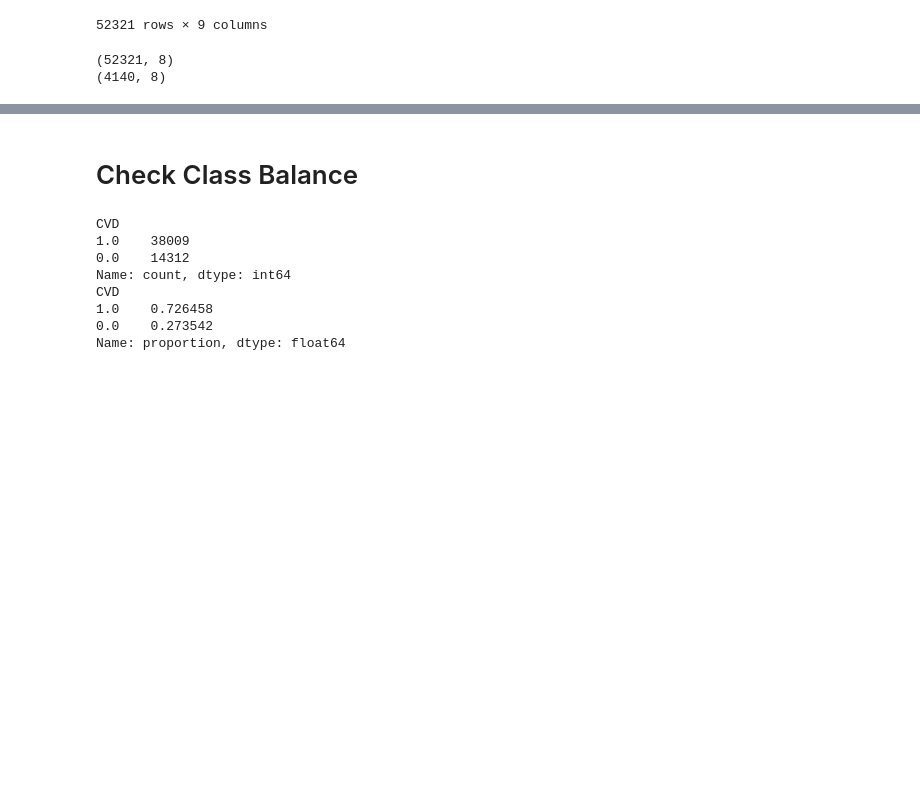
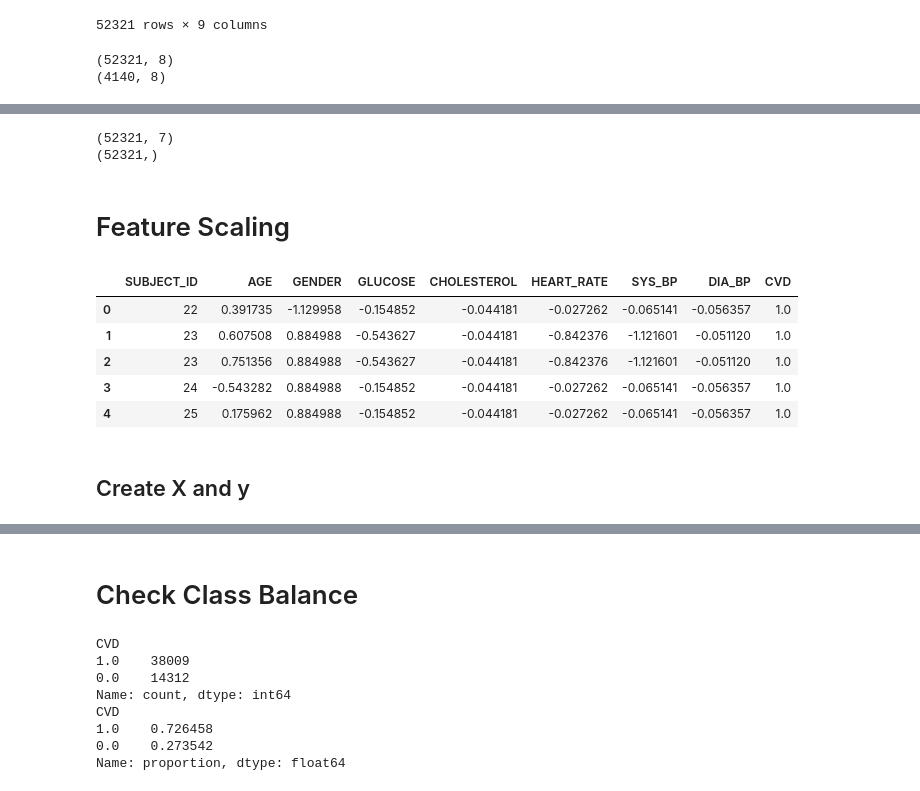
Before and after one commit to mynameisnitya/Federated-LEarning-for-CVD-Prediction, a Jupyter notebook: 01_MIMIC_Exploration_CVD.ipynb, the cells around one changed output, grey strips where cells are left out. Saved outputs shown, nothing was run; the diff lists cells and outputs as text; code cells hidden in the pictures; blank space fills up the shorter version.

```diff
--- a/01_MIMIC_Exploration_CVD.ipynb
+++ b/01_MIMIC_Exploration_CVD.ipynb
@@ -624,8 +700,7 @@ final_df["GENDER"] = final_df["GENDER"].map({"M":1,"F":0})
 # %%
 from sklearn.impute import SimpleImputer
 
-X = final_df[
-[
+features = [
     "AGE",
     "GENDER",
     "GLUCOSE",
@@ -634,16 +709,13 @@ X = final_df[
     "SYS_BP",
     "DIA_BP"
 ]
-]
-
-y = final_df["CVD"]
-from sklearn.impute import SimpleImputer
 
 imputer = SimpleImputer(
     strategy="median"
 )
 
-X = pd.DataFrame(
-    imputer.fit_transform(X),
-    columns=X.columns
+final_df[features] = (
+    imputer.fit_transform(
+        final_df[features]
+    )
 )
@@ -649,0 +737,61 @@ X = pd.DataFrame(
+# %%
+from sklearn.preprocessing import StandardScaler
+
+scaler = StandardScaler()
+
+final_df[features] = (
+    scaler.fit_transform(
+        final_df[features]
+    )
+)
+# %%
+X = final_df[
+    [
+        "AGE",
+        "GENDER",
+        "GLUCOSE",
+        "CHOLESTEROL",
+        "HEART_RATE",
+        "SYS_BP",
+        "DIA_BP"
+    ]
+]
+
+y = final_df["CVD"]
+
+print(X.shape)
+print(y.shape)
+# %% [output]
+(52321, 7)
+(52321,)
+# %% [markdown]
+# Feature Scaling
+# %%
+from sklearn.preprocessing import StandardScaler
+
+features = [
+    "AGE",
+    "GENDER",
+    "GLUCOSE",
+    "CHOLESTEROL",
+    "HEART_RATE",
+    "SYS_BP",
+    "DIA_BP"
+]
+
+scaler = StandardScaler()
+
+final_df[features] = scaler.fit_transform(
+    final_df[features]
+)
+
+final_df.head()
+# %% [output]
+|  | SUBJECT_ID | AGE | GENDER | GLUCOSE | CHOLESTEROL | HEART_RATE | SYS_BP | DIA_BP | CVD |
+| 0 | 22 | 0.391735 | -1.129958 | -0.154852 | -0.044181 | -0.027262 | -0.065141 | -0.056357 | 1.0 |
+| 1 | 23 | 0.607508 | 0.884988 | -0.543627 | -0.044181 | -0.842376 | -1.121601 | -0.051120 | 1.0 |
+| 2 | 23 | 0.751356 | 0.884988 | -0.543627 | -0.044181 | -0.842376 | -1.121601 | -0.051120 | 1.0 |
+| 3 | 24 | -0.543282 | 0.884988 | -0.154852 | -0.044181 | -0.027262 | -0.065141 | -0.056357 | 1.0 |
+| 4 | 25 | 0.175962 | 0.884988 | -0.154852 | -0.044181 | -0.027262 | -0.065141 | -0.056357 | 1.0 |
+# %% [markdown]
+## Create X and y
```
Also changed, not shown: parts of 28 cells of this notebook.
